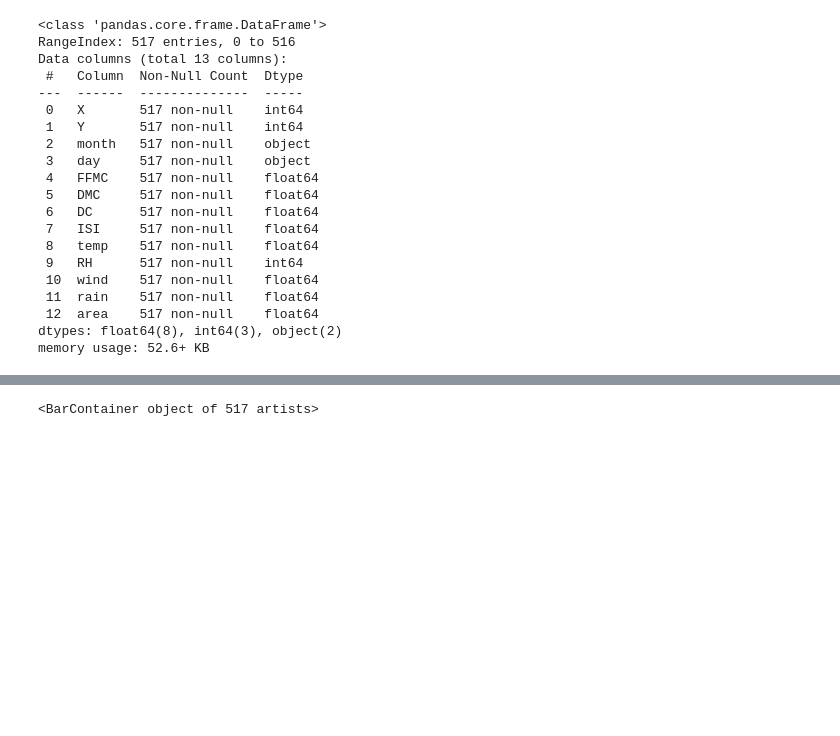
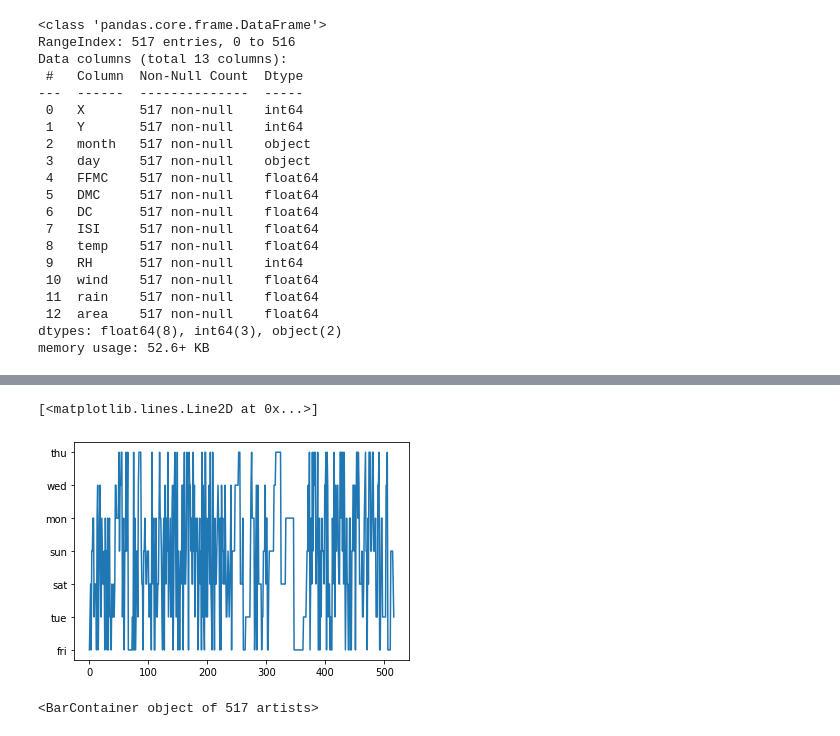
Before and after one commit to luizsdias/ai-dv-dp-ica, a Jupyter notebook: LuizDias_AI_DV_DP_ICA_inPython.ipynb, the cells around one changed output, grey strips where cells are left out. Saved outputs shown, nothing was run; the diff lists cells and outputs as text; code cells hidden in the pictures; blank space fills up the shorter version.

```diff
--- a/LuizDias_AI_DV_DP_ICA_inPython.ipynb
+++ b/LuizDias_AI_DV_DP_ICA_inPython.ipynb
@@ -64,3 +72,8 @@ dtype: object
+# %%
+plt.plot(df['day'])
+# %% [output]
+[<matplotlib.lines.Line2D at 0x...>]
+[figure, added]
 # %%
 plt.bar(df['area'], df['rain'], color = 'red')
 # %% [output]
```
Also changed, not shown: parts of 3 cells of this notebook.
